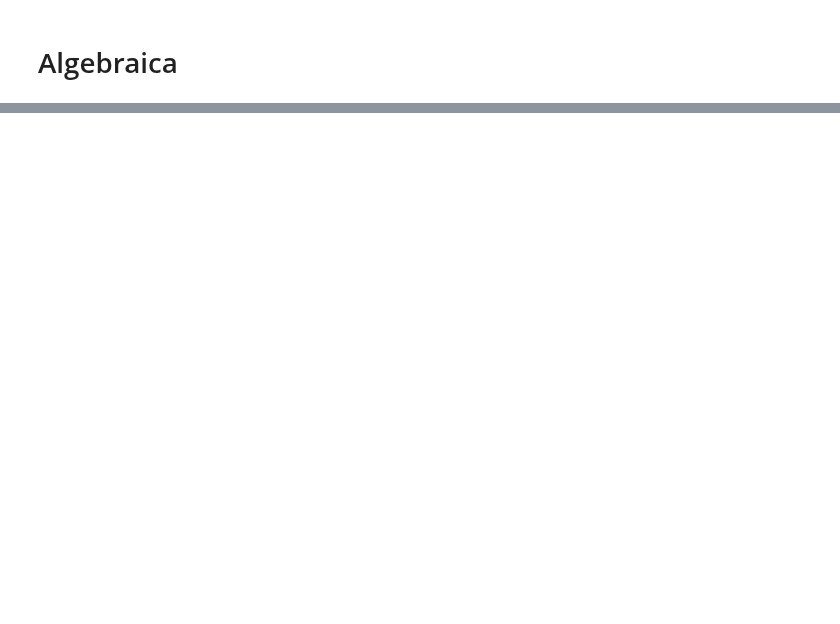
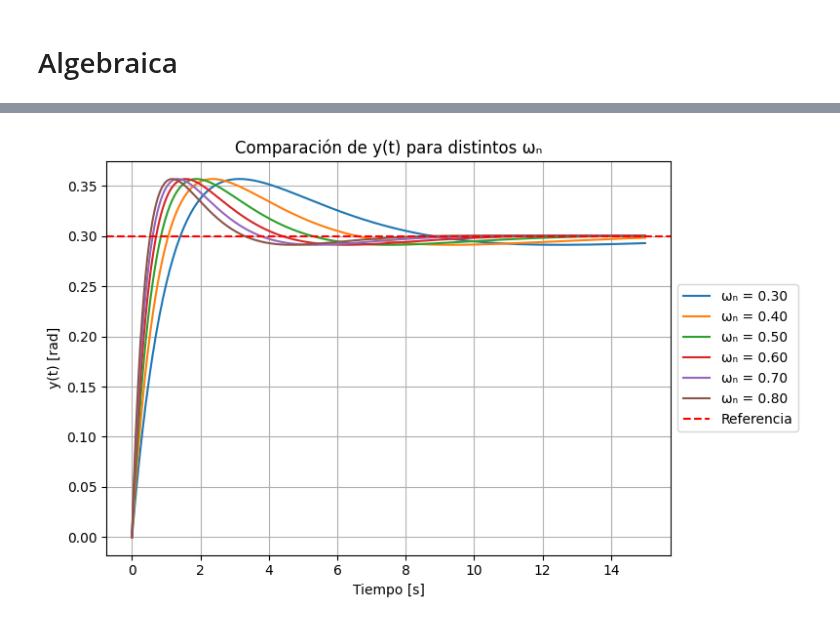
Before and after one commit to JuanDavidPalaciosCh/BallAndBeam-esp32, a Jupyter notebook: cont_teorico/teorico.ipynb, the cells around one changed output, grey strips where cells are left out. Drawn from its saved outputs; the diff is of its cells as text; code cells hidden in the pictures; blank space fills up the shorter version.

```diff
--- a/cont_teorico/teorico.ipynb
+++ b/cont_teorico/teorico.ipynb
@@ -252,3 +297,42 @@ Outputs (1): ['y[0]']
+# %%
+# === Parámetros del controlador ===
+zeta = 0.707
+n = 3
+t = np.linspace(0, 15, 300)
+ref = 0.3  # escalón de referencia
+
+# === Figura para la comparación de y(t) ===
+plt.figure(figsize=(8, 5))
+
+# Recorremos diferentes valores de ωₙ
+wns = np.arange(0.3, 0.85, 0.1)
+for wn in wns:
+    alpha = -0.8
+    kp = (wn**2 * (2*zeta*n + 1)) / alpha
+    ki = (n * wn**3) / alpha
+    kd = (wn * (2*zeta + n)) / alpha
+
+    # Controlador PID
+    C = ctrl.TransferFunction([kd, kp, ki], [1, 0])
+
+    # Sistema en lazo cerrado
+    T = ctrl.feedback(C * P, 1)
+
+    # Respuesta al escalón
+    _, y = ctrl.step_response(ref * T, T=t)
+    plt.plot(t, y, label=f'ωₙ = {wn:.2f}')
+
+# === Etiquetas y estilo ===
+plt.title('Comparación de y(t) para distintos ωₙ')
+plt.xlabel('Tiempo [s]')
+plt.ylabel('y(t) [rad]')
+plt.axhline(ref, color='r', linestyle='--', label='Referencia')
+plt.grid(True)
+plt.legend(loc='center left', bbox_to_anchor=(1, 0.5))
+plt.tight_layout()
+plt.show()
+# %% [output]
+[figure, added]
 # %%
 # Calculo de tiempo de muestreo
 # ======= Cálculo de tiempo de muestreo sugerido ========
```
Also changed, not shown: parts of 9 cells of this notebook, 1 other file.
